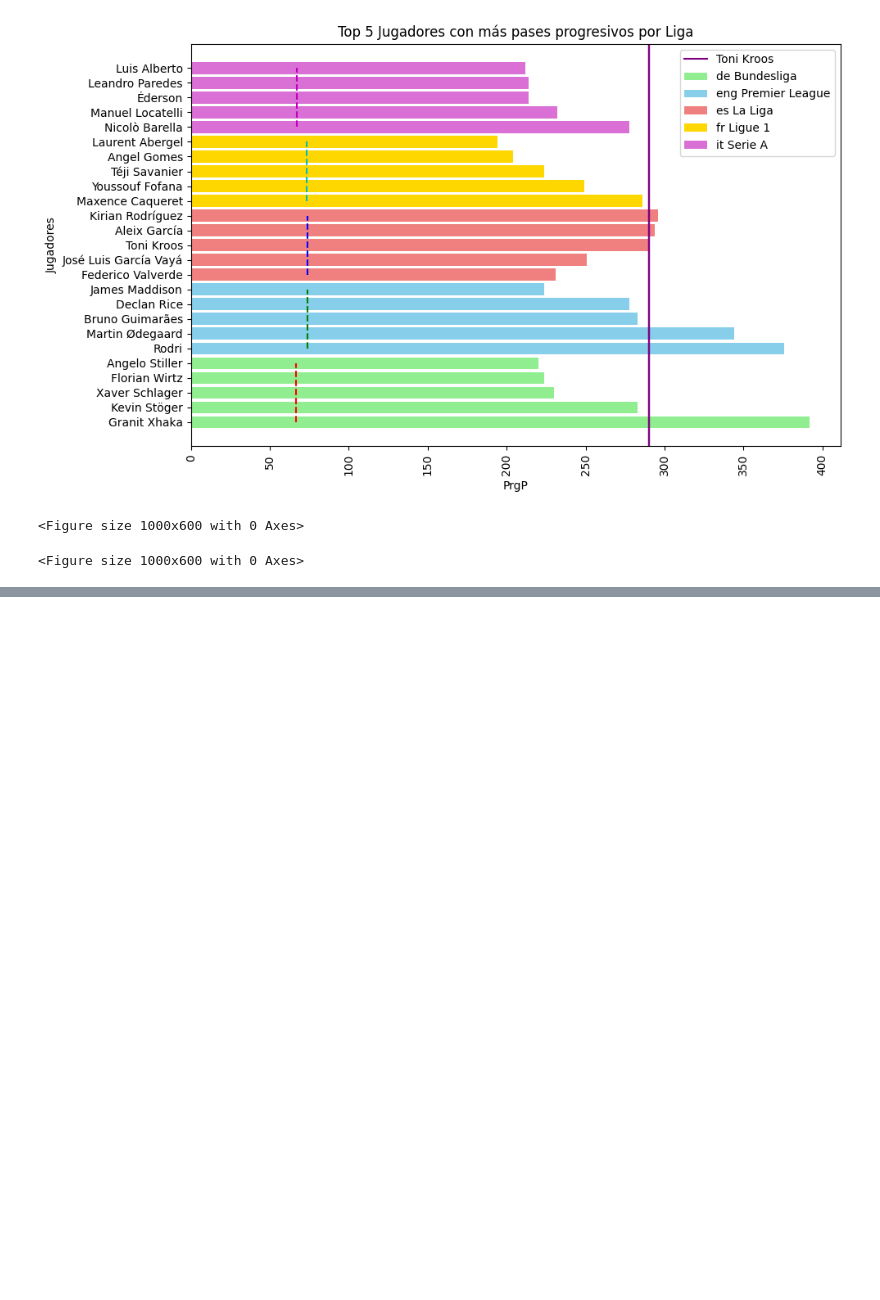
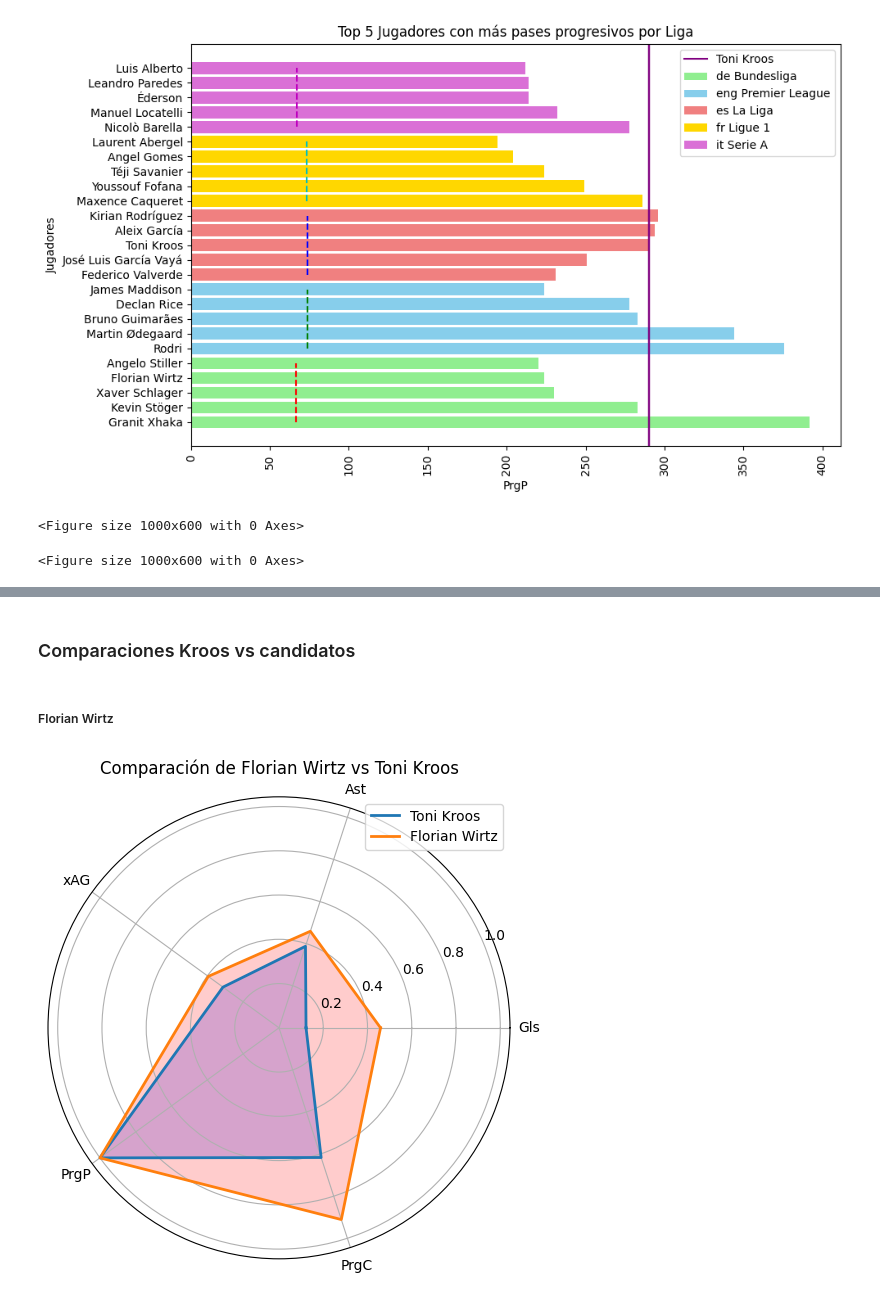
Before and after one commit to RubenVeledo/EDA_top_football_players, a Jupyter notebook: src/notebooks/PROYECTO_TOP_PLAYERS.ipynb, the cells around one changed output, grey strips where cells are left out. Drawn from its saved outputs; the diff is of its cells as text; code cells hidden in the pictures; blank space fills up the shorter version.

```diff
--- a/src/notebooks/PROYECTO_TOP_PLAYERS.ipynb
+++ b/src/notebooks/PROYECTO_TOP_PLAYERS.ipynb
@@ -1224,0 +1239,49 @@ df_top_5_prgc = pd.DataFrame(top_5_por_liga_prgc)
+# %% [markdown]
+### Comparaciones Kroos vs candidatos
+# %% [markdown]
+##### Florian Wirtz
+# %%
+# Datos
+metricas = ["Gls", "Ast", "xAG", "PrgP", "PrgC"]
+valores_kroos = [1, 8, 4.9, 290, 32]
+jugador = 'Florian Wirtz'
+valores_jugador = [11, 11, 7.5, 224, 138]
+
+# Aplicar el escalado logarítmico (log(1 + valor) para evitar log(0))
+valores_kroos_log = np.log1p(valores_kroos)
+valores_jugador_log = np.log1p(valores_jugador)
+
+# Normalizar los valores logarítmicos
+valores_kroos_log_normalizados = valores_kroos_log / np.max(valores_kroos_log)
+valores_jugador_log_normalizados = valores_jugador_log / np.max(valores_jugador_log)
+
+# Añadir el primer valor al final para cerrar el gráfico
+valores_kroos_log_normalizados = np.append(valores_kroos_log_normalizados, valores_kroos_log_normalizados[0])
+valores_jugador_log_normalizados = np.append(valores_jugador_log_normalizados, valores_jugador_log_normalizados[0])
+
+# Generar ángulos igualmente espaciados para cada métrica
+angulos = np.linspace(0, 2 * np.pi, len(metricas), endpoint=False).tolist()
+angulos += angulos[:1]  # Añadir el primer ángulo al final para cerrar el gráfico
+
+# Crear el gráfico
+fig, ax = plt.subplots(figsize=(6, 6), subplot_kw=dict(polar=True))
+
+# Dibujar las líneas de cada jugador
+ax.plot(angulos, valores_kroos_log_normalizados, linewidth=2, linestyle='solid', label='Toni Kroos')
+ax.fill(angulos, valores_kroos_log_normalizados, 'b', alpha=0.2)
+
+ax.plot(angulos, valores_jugador_log_normalizados, linewidth=2, linestyle='solid', label=jugador)
+ax.fill(angulos, valores_jugador_log_normalizados, 'r', alpha=0.2)
+
+# Añadir las etiquetas de las métricas
+ax.set_xticks(angulos[:-1])  # Usar los primeros 5 ángulos (sin el duplicado)
+ax.set_xticklabels(metricas)
+
+# Título y leyenda
+plt.title(f'Comparación de {jugador} vs Toni Kroos')
+plt.legend(loc='upper right')
+
+# Mostrar el gráfico
+plt.show()
+# %% [output]
+[figure, added]
```
Also changed, not shown: parts of 39 cells of this notebook, 3 other files.
